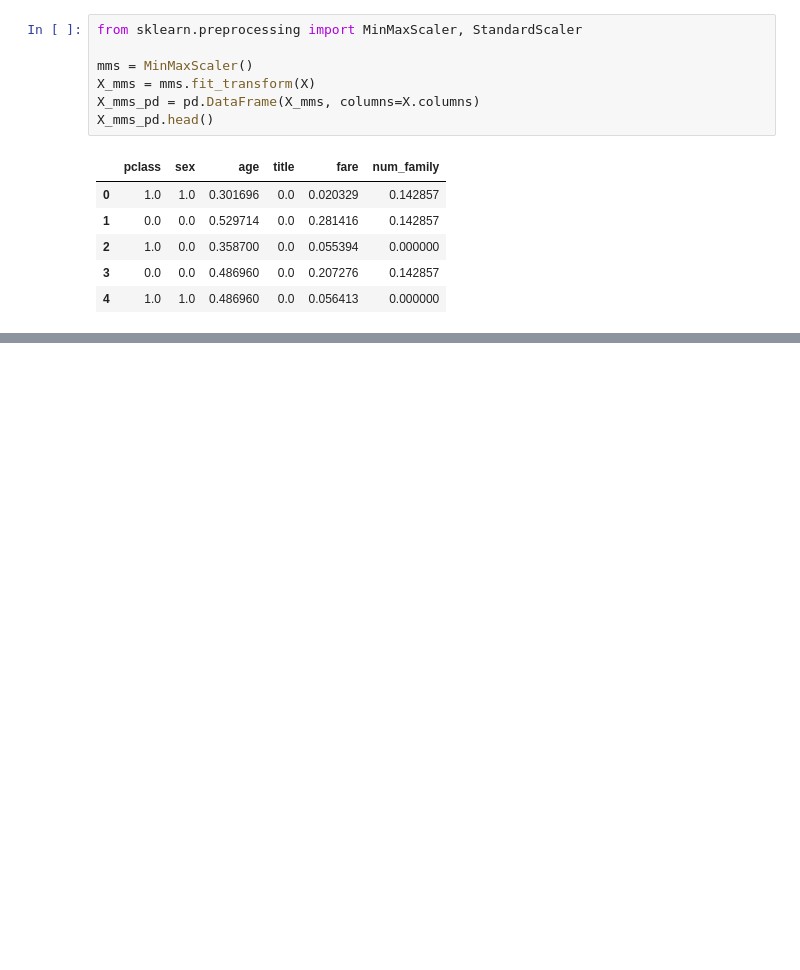
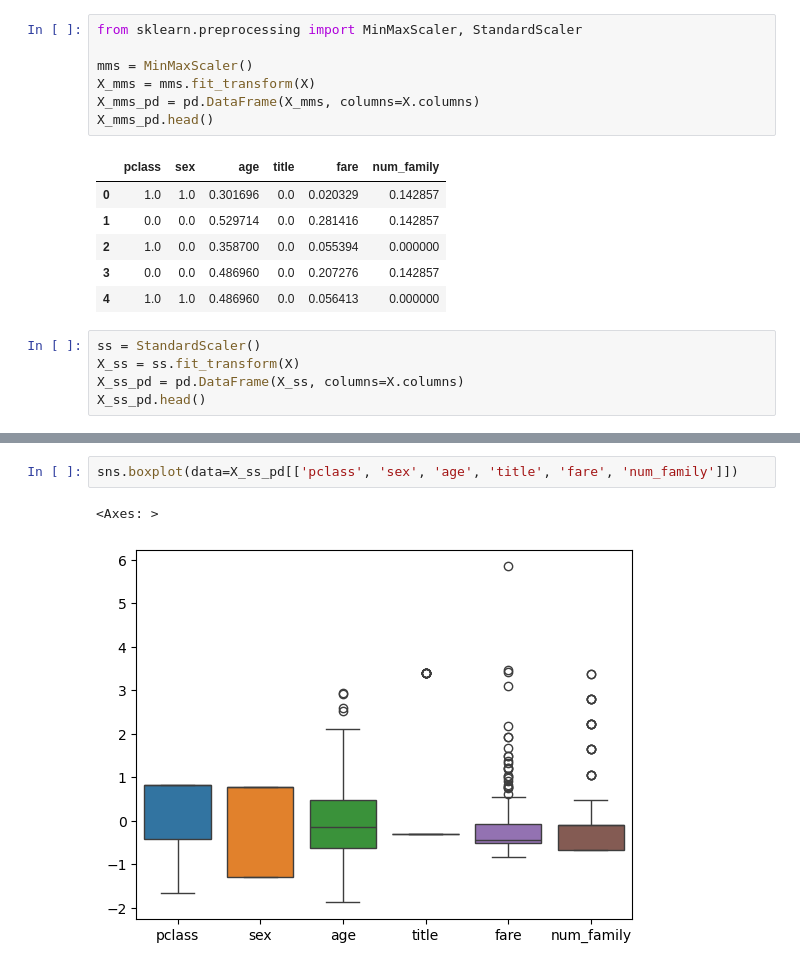
Before and after one commit to kdecsrsk555/BigData, a Jupyter notebook: Big_data_week_13_2.ipynb, the cells around one changed output, grey strips where cells are left out. Saved outputs shown, nothing was run; the diff lists cells and outputs as text; blank space fills up the shorter version.

```diff
--- a/Big_data_week_13_2.ipynb
+++ b/Big_data_week_13_2.ipynb
@@ -320,3 +320,8 @@ X_mms_pd.head()
 | 2 | 1.0 | 0.0 | 0.358700 | 0.0 | 0.055394 | 0.000000 |
 | 3 | 0.0 | 0.0 | 0.486960 | 0.0 | 0.207276 | 0.142857 |
 | 4 | 1.0 | 1.0 | 0.486960 | 0.0 | 0.056413 | 0.000000 |
+# %%
+ss = StandardScaler()
+X_ss = ss.fit_transform(X)
+X_ss_pd = pd.DataFrame(X_ss, columns=X.columns)
+X_ss_pd.head()
@@ -322,0 +340,5 @@ X_mms_pd.head()
+# %%
+sns.boxplot(data=X_ss_pd[['pclass', 'sex', 'age', 'title', 'fare', 'num_family']])
+# %% [output]
+<Axes: >
+[figure, added]
```
Also changed, not shown: parts of 8 cells of this notebook.
